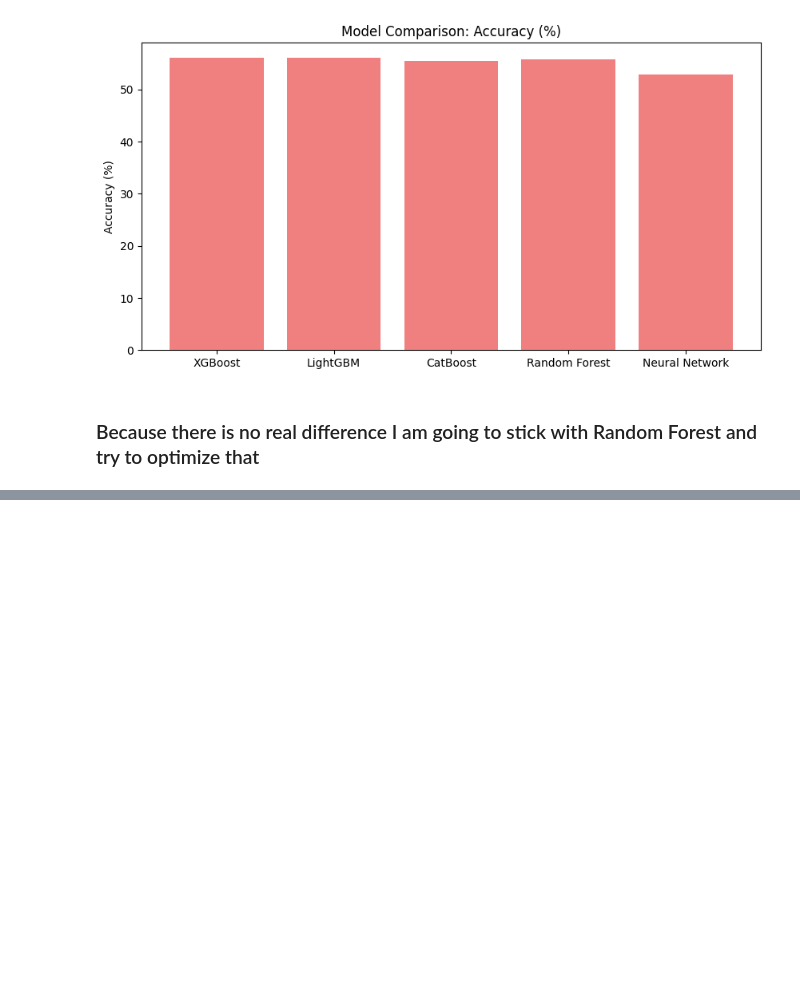
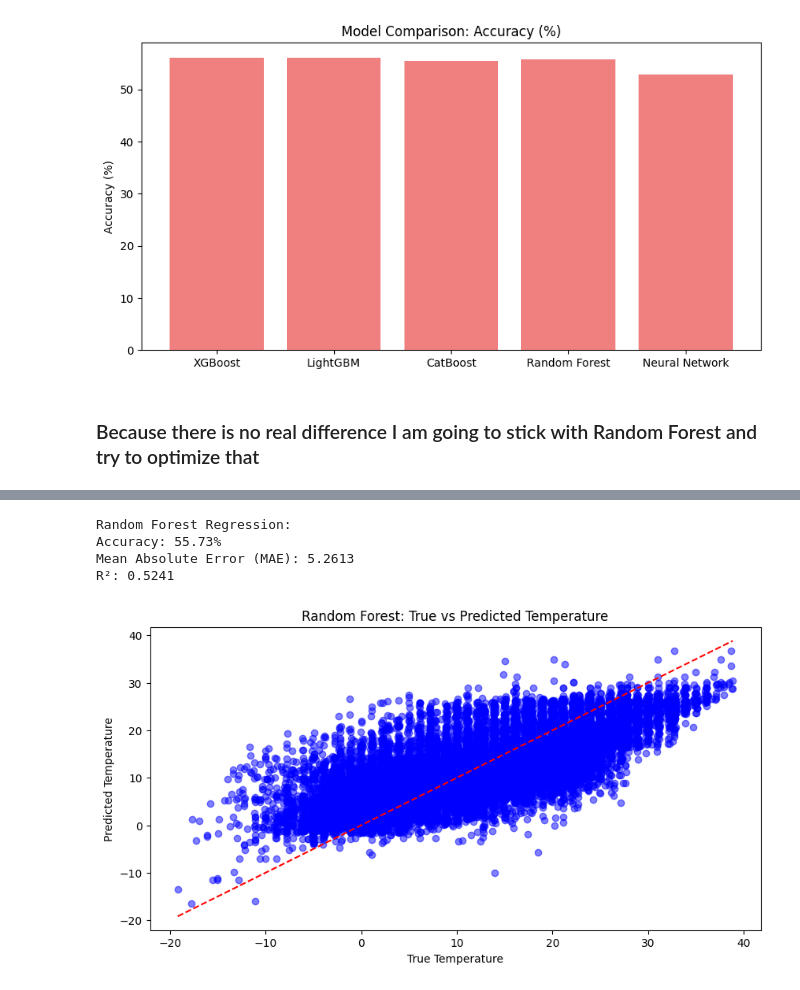
Before and after one commit to teylok/ml_libraries, a Jupyter notebook: DevelopmentPhase.ipynb, the cells around one changed output, grey strips where cells are left out. Saved outputs shown, nothing was run; the diff lists cells and outputs as text; code cells hidden in the pictures; blank space fills up the shorter version.

```diff
--- a/DevelopmentPhase.ipynb
+++ b/DevelopmentPhase.ipynb
@@ -682,0 +727,59 @@ R²: 0.4812, MAE: 5.5967
+# %%
+import numpy as np
+import pandas as pd
+from sklearn.model_selection import train_test_split
+from sklearn.metrics import mean_absolute_error, r2_score
+from sklearn.ensemble import RandomForestRegressor
+import matplotlib.pyplot as plt
+
+# --- Datenvorbereitung ---
+X = df[['Humidity', 'Visibility (km)']]  # Features
+y = df['Temperature (C)']  # Target variable
+
+# Train-test split
+X_train, X_test, y_train, y_test = train_test_split(X, y, test_size=0.2, random_state=42)
+
+# --- Hilfsfunktion für Accuracy in Prozent ---
+def calculate_accuracy(metric_value, metric_type='R2', y_test=None, y_pred=None):
+    if metric_type == 'R2':
+        accuracy = max(0, min(1, metric_value)) * 100  # R² in Prozent (max auf 0 setzen, falls negativ)
+    elif metric_type == 'MAE':
+        accuracy = (1 - (metric_value / np.mean(y_test))) * 100  # MAE-Accuracy
+    else:
+        raise ValueError("Unsupported metric type")
+    return accuracy
+
+# --- Random Forest Regression ---
+rf_model = RandomForestRegressor(random_state=42, n_estimators=100, max_depth=10)  # Set number of trees and max depth
+rf_model.fit(X_train, y_train)  # Train the model
+
+# Predictions
+y_pred_rf = rf_model.predict(X_test)
+
+# --- Evaluation ---
+mae_rf = mean_absolute_error(y_test, y_pred_rf)
+r2_rf = r2_score(y_test, y_pred_rf)
+
+# Calculate accuracy as percentage based on MAE
+accuracy_rf = calculate_accuracy(mae_rf, metric_type='MAE', y_test=y_test)
+
+# --- Results ---
+print(f"Random Forest Regression:")
+print(f"Accuracy: {accuracy_rf:.2f}%")
+print(f"Mean Absolute Error (MAE): {mae_rf:.4f}")
+print(f"R²: {r2_rf:.4f}")
+
+# --- Visualisierung ---
+plt.figure(figsize=(10, 5))
+plt.scatter(y_test, y_pred_rf, color='blue', alpha=0.5)
+plt.plot([y_test.min(), y_test.max()], [y_test.min(), y_test.max()], color='red', linestyle='--')  # 45-degree line
+plt.title('Random Forest: True vs Predicted Temperature')
+plt.xlabel('True Temperature')
+plt.ylabel('Predicted Temperature')
+plt.show()
+# %% [output]
+Random Forest Regression:
+Accuracy: 55.73%
+Mean Absolute Error (MAE): 5.2613
+R²: 0.5241
+[figure, added]
```
Also changed, not shown: parts of 8 cells of this notebook.
